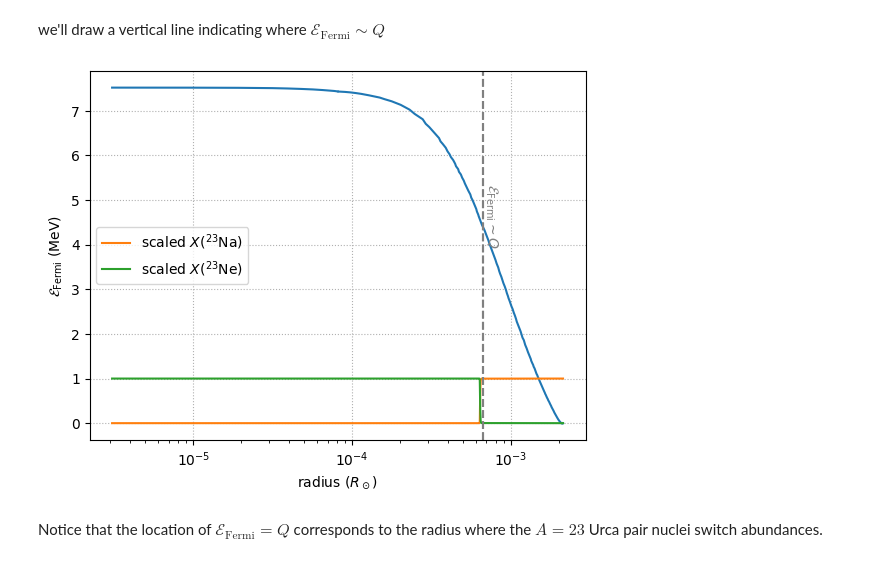
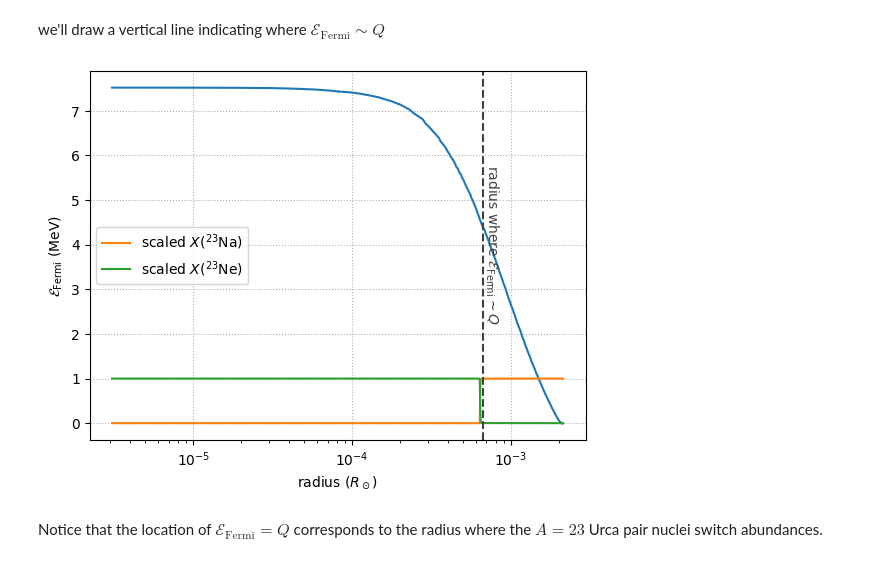
Before and after one commit to zingale/mesa-labs, a Jupyter notebook: docs/source/initial_model.ipynb, the cells around one changed output. Drawn from its saved outputs; the diff is of its cells as text; code cells hidden in the pictures.

```diff
--- a/docs/source/initial_model.ipynb
+++ b/docs/source/initial_model.ipynb
@@ -150,11 +150,11 @@ np.int64(373)
 # %% [markdown]
 we'll draw a vertical line indicating where $\mathcal{E}_\mathrm{Fermi} \sim Q$
 # %%
-ax.axvline(r2[idx], color="0.5", ls="--")
-ax.text(r2[idx], 4, r"$\mathcal{E}_\mathrm{Fermi} \sim Q$",
-        rotation=270, color="0.5")
+ax.axvline(r2[idx], color="0.25", ls="--")
+ax.text(r2[idx], 4, r"radius where $\mathcal{E}_\mathrm{Fermi} \sim Q$",
+        rotation=270, color="0.25", verticalalignment="center")
 fig
 # %% [output]
-[figure, old version]
+[figure, new version]
 # %% [markdown]
 Notice that the location of $\mathcal{E}_\mathrm{Fermi} = Q$ corresponds to the radius where the $A=23$ Urca pair nuclei switch abundances.
```
